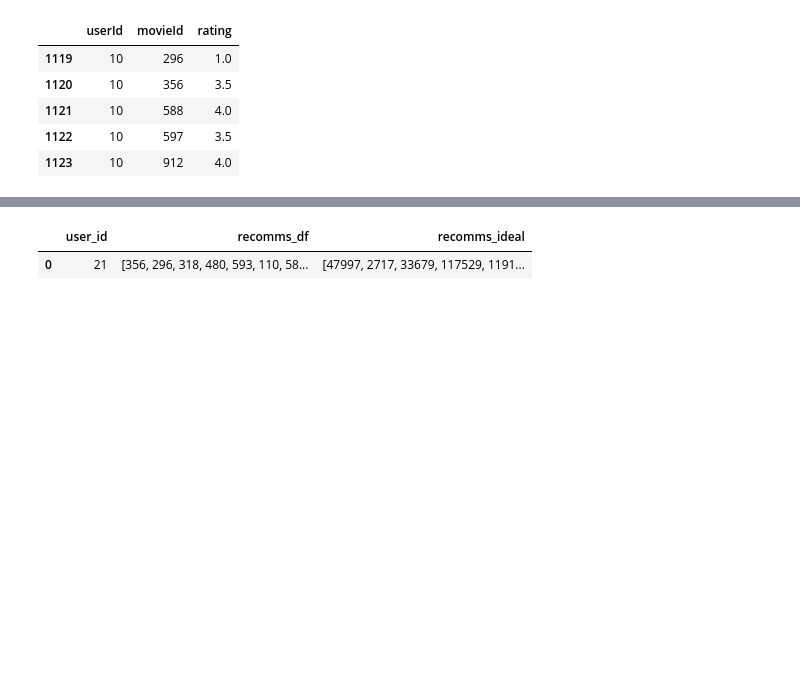
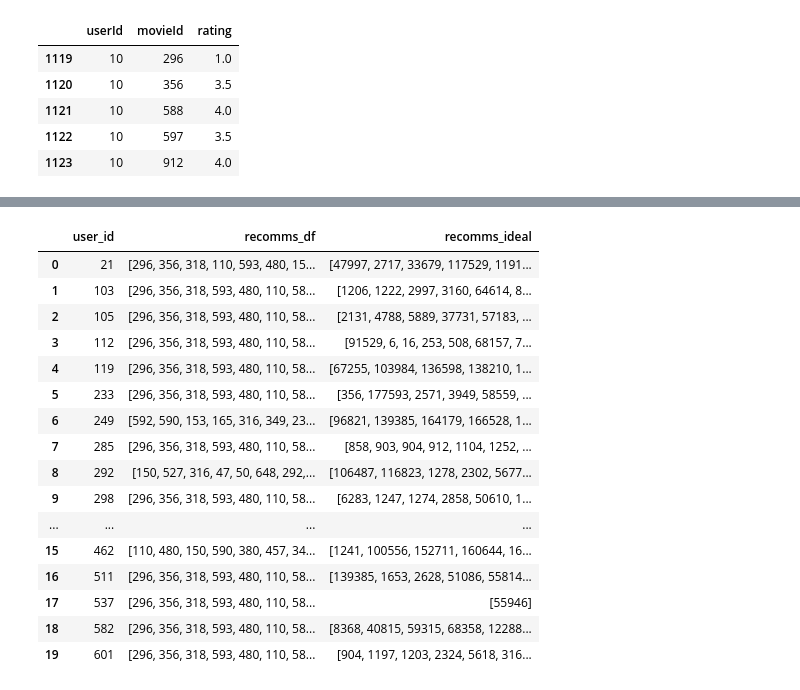
Before and after one commit to haploide/recommendation_system, a Jupyter notebook: notebooks/Entregable_3_Araoz_Bajo_Barrera.ipynb, the cells around one changed output, grey strips where cells are left out. Drawn from its saved outputs; the diff is of its cells as text; code cells hidden in the pictures; blank space fills up the shorter version.

Commit message:
CORRECION IDEAL RECOMM

```diff
--- a/notebooks/Entregable_3_Araoz_Bajo_Barrera.ipynb
+++ b/notebooks/Entregable_3_Araoz_Bajo_Barrera.ipynb
@@ -423,8 +423,8 @@ user_map
 # %% [markdown]
 #### Modelo
 # %%
-model = LightFM(no_components=3, random_state=100, learning_rate=0.02, loss='logistic')
+model = LightFM(no_components=50, random_state=100, learning_rate=0.03, loss='logistic')
 # %%
 %%time
-model = model.fit(interactions_matrix_csr, epochs=100)
+model = model.fit(interactions_matrix_csr, epochs=100,num_threads=6)
 # %% [output]
@@ -642,11 +646,10 @@ interactions_test.head()
 | 1122 | 10 | 597 | 3.5 |
 | 1123 | 10 | 912 | 4.0 |
 # %%
-ideal_recomms = interactions_test.sort_values(by=["userId", "rating"], ascending=False)\
+ideal_recomms2 = interactions_test.sort_values(by=["userId", "rating"], ascending=False)\
                   .groupby("userId", as_index=False)\
-                  .agg({"movieId": "unique"})\
-                  .head()
-ideal_recomms
+                  .agg({"movieId": "unique"})
+ideal_recomms2
 # %% [output]
 |  | userId | movieId |
 | 0 | 10 | [7458, 8533, 8869, 33794, 49272, ... |
@@ -657,12 +667,27 @@ ideal_recomms
 # %%
-merged_df_test = pd.merge(df, ideal_recomms, left_on='user_id', right_on='userId', how='inner')
+merged_df_test = pd.merge(df, ideal_recomms2, left_on='user_id', right_on='userId', how='inner')
 merged_df_test = merged_df_test.rename(columns={'recomms': 'recomms_df', 'movieId': 'recomms_ideal'})
 merged_df_test = merged_df_test.drop(columns=['userId'])
 
 merged_df_test
 # %% [output]
 |  | user_id | recomms_df | recomms_ideal |
-| 0 | 21 | [356, 296, 318, 480, 593, 110, 58... | [47997, 2717, 33679, 117529, 1191... |
+| 0 | 21 | [296, 356, 318, 110, 593, 480, 15... | [47997, 2717, 33679, 117529, 1191... |
+| 1 | 103 | [296, 356, 318, 593, 480, 110, 58... | [1206, 1222, 2997, 3160, 64614, 8... |
+| 2 | 105 | [296, 356, 318, 593, 480, 110, 58... | [2131, 4788, 5889, 37731, 57183, ... |
+| 3 | 112 | [296, 356, 318, 593, 480, 110, 58... | [91529, 6, 16, 253, 508, 68157, 7... |
+| 4 | 119 | [296, 356, 318, 593, 480, 110, 58... | [67255, 103984, 136598, 138210, 1... |
+| 5 | 233 | [296, 356, 318, 593, 480, 110, 58... | [356, 177593, 2571, 3949, 58559, ... |
+| 6 | 249 | [592, 590, 153, 165, 316, 349, 23... | [96821, 139385, 164179, 166528, 1... |
+| 7 | 285 | [296, 356, 318, 593, 480, 110, 58... | [858, 903, 904, 912, 1104, 1252, ... |
+| 8 | 292 | [150, 527, 316, 47, 50, 648, 292,... | [106487, 116823, 1278, 2302, 5677... |
+| 9 | 298 | [296, 356, 318, 593, 480, 110, 58... | [6283, 1247, 1274, 2858, 50610, 1... |
+| ... | ... | ... | ... |
+| 15 | 462 | [110, 480, 150, 590, 380, 457, 34... | [1241, 100556, 152711, 160644, 16... |
+| 16 | 511 | [296, 356, 318, 593, 480, 110, 58... | [139385, 1653, 2628, 51086, 55814... |
+| 17 | 537 | [296, 356, 318, 593, 480, 110, 58... | [55946] |
+| 18 | 582 | [296, 356, 318, 593, 480, 110, 58... | [8368, 40815, 59315, 68358, 12288... |
+| 19 | 601 | [296, 356, 318, 593, 480, 110, 58... | [904, 1197, 1203, 2324, 5618, 316... |
 # %%
 aps = []
 
```
Also changed, not shown: parts of 10 cells of this notebook.
